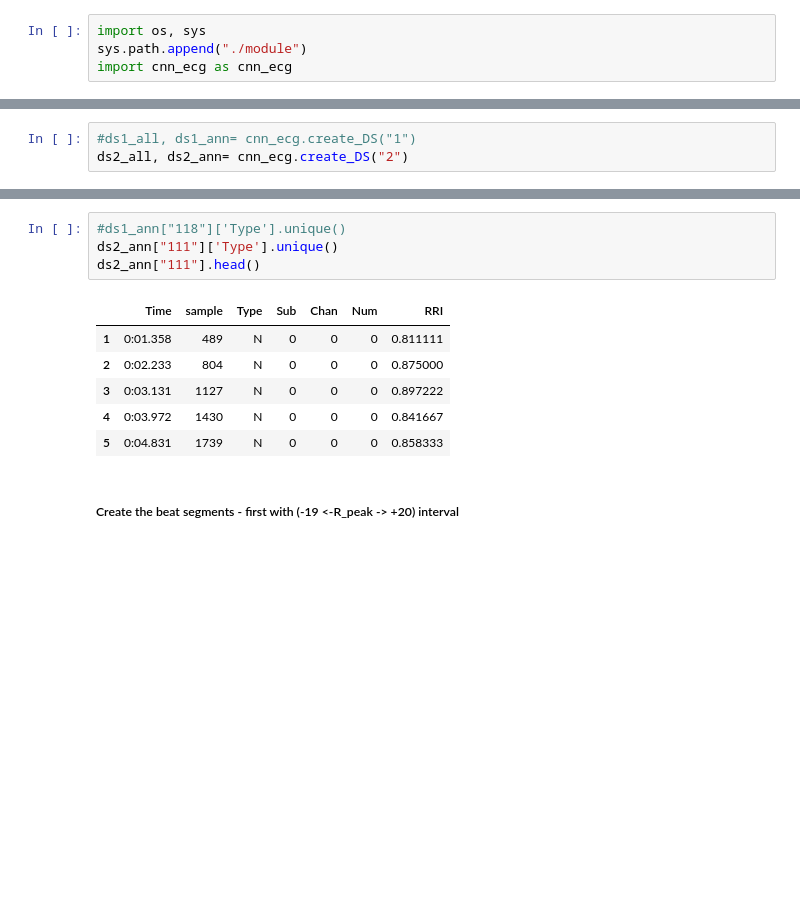
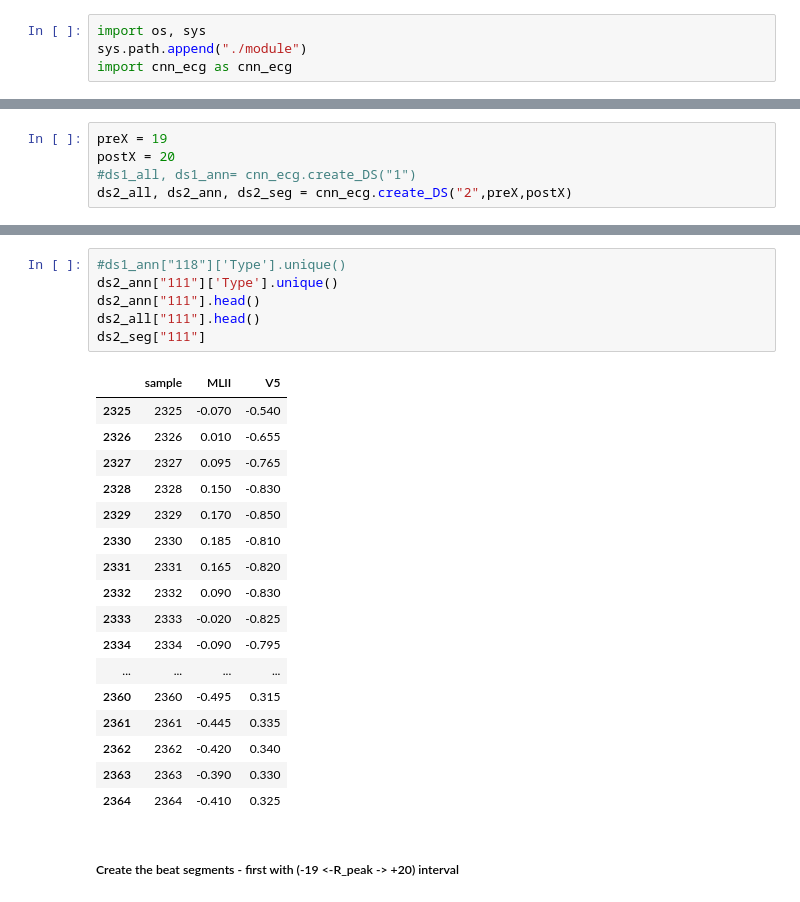
Before and after one commit to lhadhazy/neural_ffn_ecg_tensorflow, a Jupyter notebook: cnn.ipynb, the cells around one changed output, grey strips where cells are left out. Saved outputs shown, nothing was run; the diff lists cells and outputs as text; blank space fills up the shorter version.

```diff
--- a/cnn.ipynb
+++ b/cnn.ipynb
@@ -9,3 +9,5 @@ import cnn_ecg as cnn_ecg
 # %%
+preX = 19
+postX = 20
 #ds1_all, ds1_ann= cnn_ecg.create_DS("1")
-ds2_all, ds2_ann= cnn_ecg.create_DS("2")
+ds2_all, ds2_ann, ds2_seg = cnn_ecg.create_DS("2",preX,postX)
@@ -12,13 +26,26 @@ ds2_all, ds2_ann= cnn_ecg.create_DS("2")
 # %%
 #ds1_ann["118"]['Type'].unique()
 ds2_ann["111"]['Type'].unique()
 ds2_ann["111"].head()
+ds2_all["111"].head()
+ds2_seg["111"]
 # %% [output]
-|  | Time | sample | Type | Sub | Chan | Num | RRI |
-| 1 | 0:01.358 | 489 | N | 0 | 0 | 0 | 0.811111 |
-| 2 | 0:02.233 | 804 | N | 0 | 0 | 0 | 0.875000 |
-| 3 | 0:03.131 | 1127 | N | 0 | 0 | 0 | 0.897222 |
-| 4 | 0:03.972 | 1430 | N | 0 | 0 | 0 | 0.841667 |
-| 5 | 0:04.831 | 1739 | N | 0 | 0 | 0 | 0.858333 |
+|  | sample | MLII | V5 |
+| 2325 | 2325 | -0.070 | -0.540 |
+| 2326 | 2326 | 0.010 | -0.655 |
+| 2327 | 2327 | 0.095 | -0.765 |
+| 2328 | 2328 | 0.150 | -0.830 |
+| 2329 | 2329 | 0.170 | -0.850 |
+| 2330 | 2330 | 0.185 | -0.810 |
+| 2331 | 2331 | 0.165 | -0.820 |
+| 2332 | 2332 | 0.090 | -0.830 |
+| 2333 | 2333 | -0.020 | -0.825 |
+| 2334 | 2334 | -0.090 | -0.795 |
+| ... | ... | ... | ... |
+| 2360 | 2360 | -0.495 | 0.315 |
+| 2361 | 2361 | -0.445 | 0.335 |
+| 2362 | 2362 | -0.420 | 0.340 |
+| 2363 | 2363 | -0.390 | 0.330 |
+| 2364 | 2364 | -0.410 | 0.325 |
 # %% [markdown]
 ##### Create the beat segments - first with (-19 <-R_peak -> +20) interval
```
Also changed, not shown: parts of 5 cells of this notebook, 1 other file.
